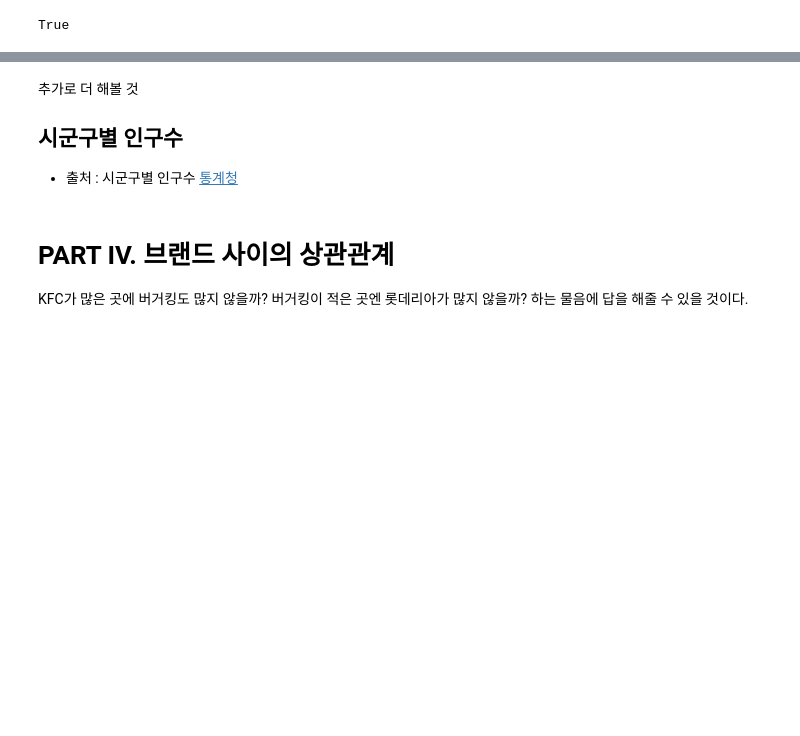
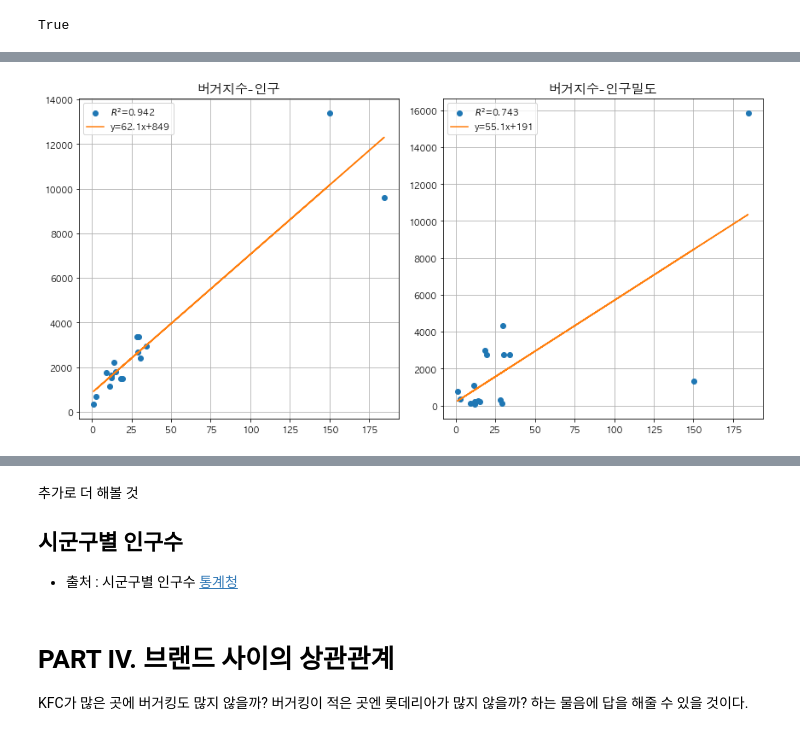
Before and after one commit to likelion-aischool-10-teamproject/burger-index, a Jupyter notebook: burger_visualization_donghwa.ipynb, the cells around one changed output, grey strips where cells are left out. Drawn from its saved outputs; the diff is of its cells as text; code cells hidden in the pictures; blank space fills up the shorter version.

```diff
--- a/burger_visualization_donghwa.ipynb
+++ b/burger_visualization_donghwa.ipynb
@@ -665,3 +693,31 @@ memory usage: 1.2+ KB
+# %%
+import scipy.stats
+x = nstore_pop_df["버거지수"]
+col_label = ["인구", "인구밀도"]
+
+fig, axes = plt.subplots(1,2, figsize=(12,6))
+
+for i in range(2):
+    ax = axes[i]
+    y_label = col_label[i]
+#     y = np.array(nstore_pop_df[y_label].tolist())
+    y = nstore_pop_df[y_label]
+
+    z = np.polyfit(x,y,1)
+    f = np.poly1d(z)
+
+    R = np.corrcoef(x,y)[0,1]
+#     r = scipy.stats.pearsonr(x,y)[0]
+
+    ax.plot(x, y,'o', label=r'$R^{2}$'+'={:.3f}'.format(R))
+    ax.plot(x, f(x), label='y={:.1f}x+{:.0f}'.format(z[0],z[1]))
+    ax.set_title("버거지수-"+y_label, fontsize=15)
+    ax.grid(True)
+    ax.legend(loc=2)
+
+plt.tight_layout()
+# %% [output]
+[figure, added]
 # %%
 px.scatter(nstore_pop_df, x='버거지수', y='인구', trendline='ols', hover_name='행정구역')
 # %% [output]
```
Also changed, not shown: parts of 31 cells of this notebook.
